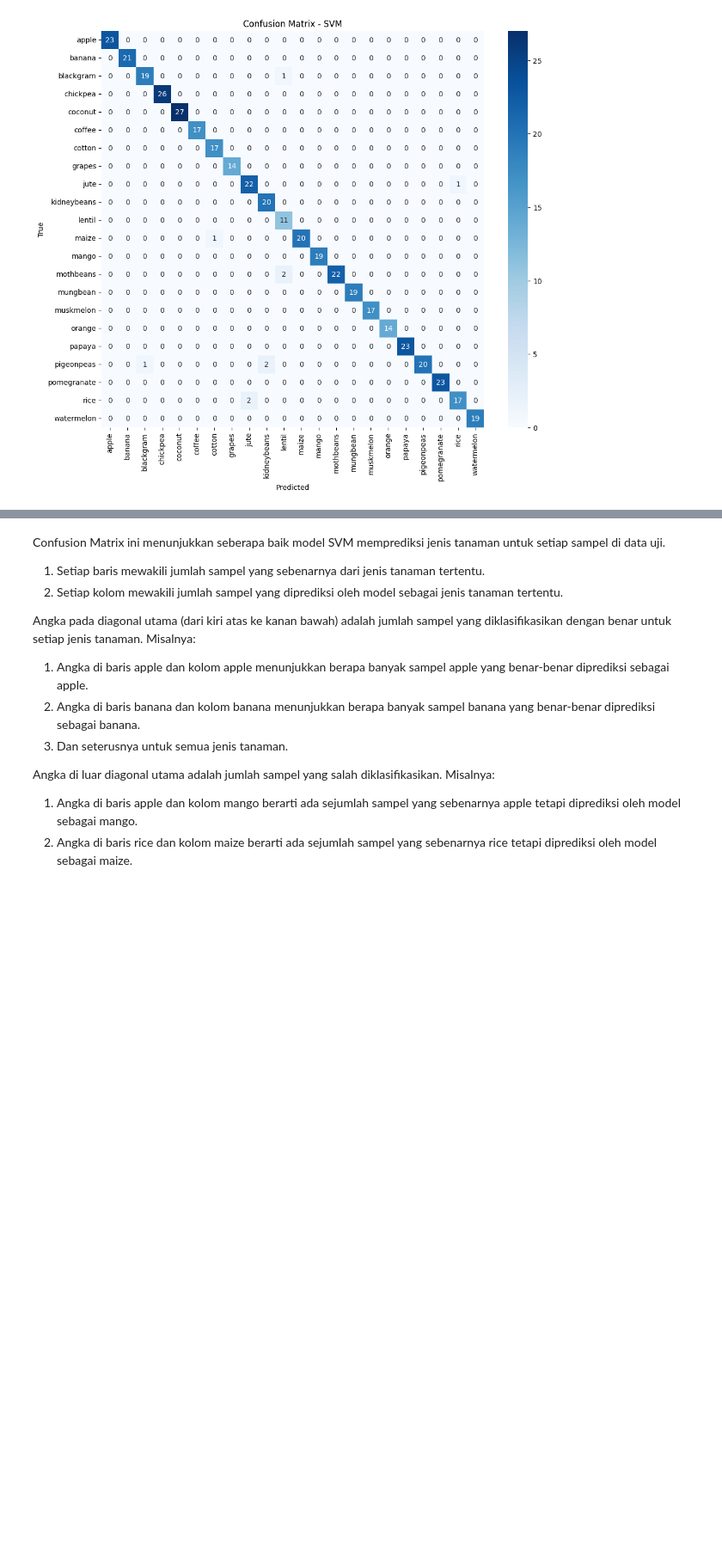
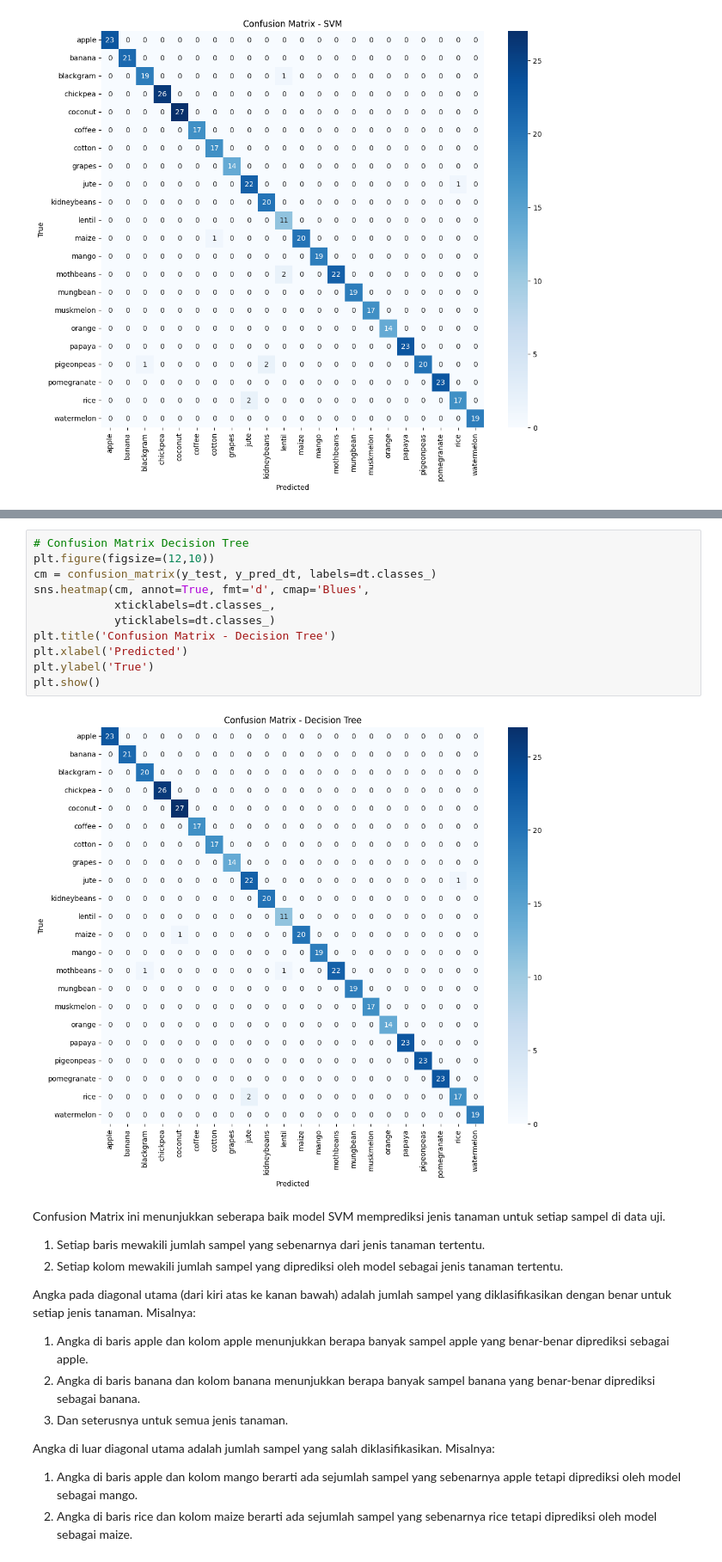
Before and after one commit to muhammadhafiz27/Projek_UAS_Data-Mining_Muhammad-Hafiz, a Jupyter notebook: Projek_UAS_Data_Mining_Muhammad_Hafiz.ipynb, the cells around one changed output, grey strips where cells are left out. Shown: that part at 86% size. Drawn from its saved outputs; the diff is of its cells as text; blank space fills up the shorter version.

```diff
--- a/Projek_UAS_Data_Mining_Muhammad_Hafiz.ipynb
+++ b/Projek_UAS_Data_Mining_Muhammad_Hafiz.ipynb
@@ -311,3 +324,16 @@ plt.show()
+# %%
+# Confusion Matrix Decision Tree
+plt.figure(figsize=(12,10))
+cm = confusion_matrix(y_test, y_pred_dt, labels=dt.classes_)
+sns.heatmap(cm, annot=True, fmt='d', cmap='Blues',
+            xticklabels=dt.classes_,
+            yticklabels=dt.classes_)
+plt.title('Confusion Matrix - Decision Tree')
+plt.xlabel('Predicted')
+plt.ylabel('True')
+plt.show()
+# %% [output]
+[figure, added]
 # %% [markdown]
 Confusion Matrix ini menunjukkan seberapa baik model SVM memprediksi jenis tanaman untuk setiap sampel di data uji.
 
```
Also changed, not shown: parts of 1 cell of this notebook.
